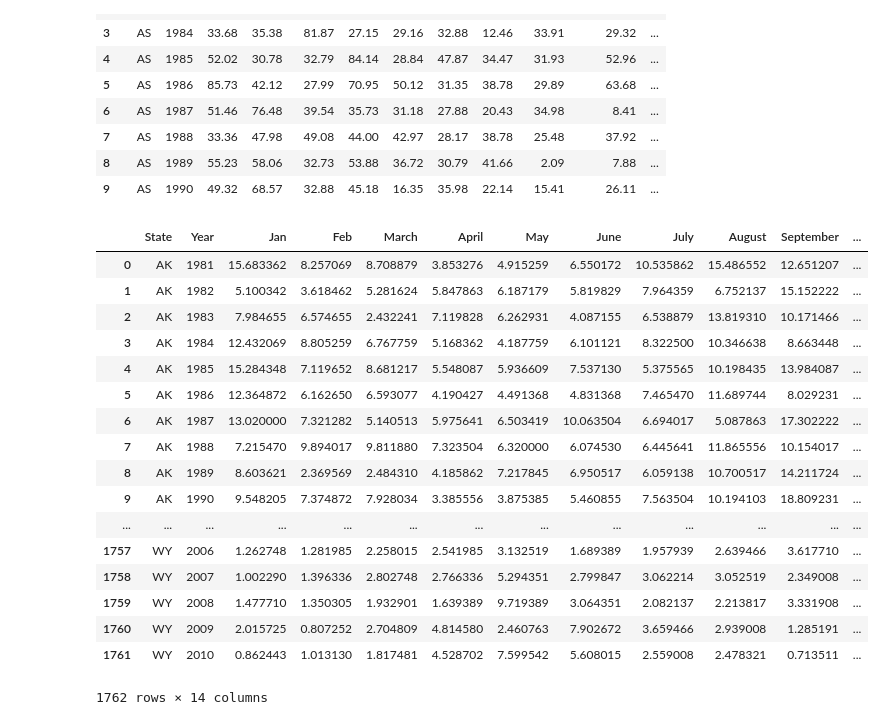
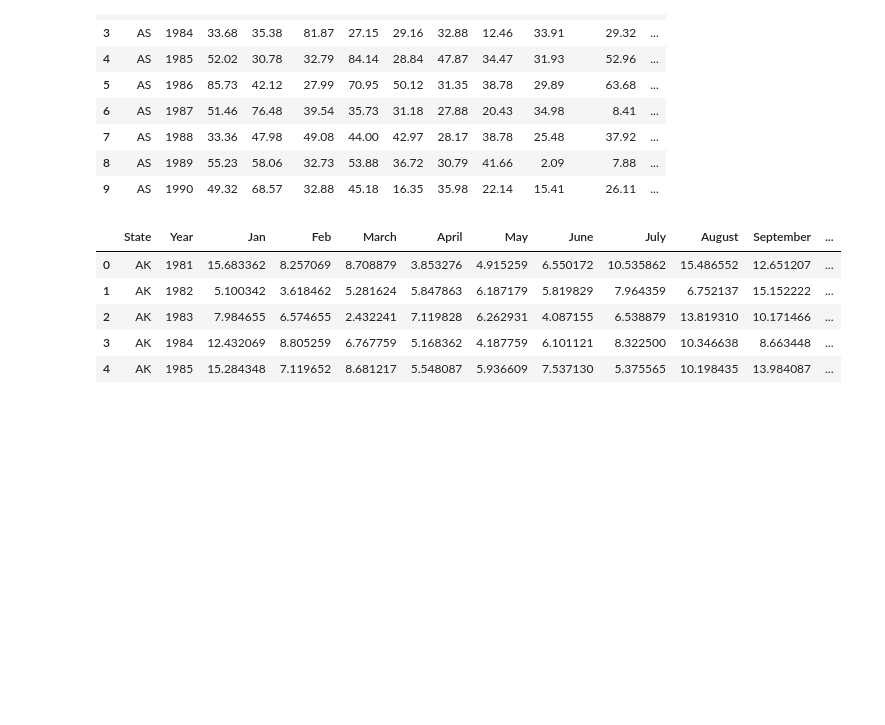
Before and after one commit to dwang953/109-Project, a Jupyter notebook: Map_Visualizations.ipynb, the cells around one changed output. Saved outputs shown, nothing was run; the diff lists cells and outputs as text; code cells hidden in the pictures; blank space fills up the shorter version.

```diff
--- a/Map_Visualizations.ipynb
+++ b/Map_Visualizations.ipynb
@@ -261,24 +260,12 @@ prec.head(10)
 # %%
 #prec_new = prec.groupby(['State','Year'])
 prec_grouped = prec.groupby(['State','Year']).mean().reset_index()
-prec_grouped
+prec_grouped.head()
 # %% [output]
 |  | State | Year | Jan | Feb | March | April | May | June | July | August | September | ... |
 | 0 | AK | 1981 | 15.683362 | 8.257069 | 8.708879 | 3.853276 | 4.915259 | 6.550172 | 10.535862 | 15.486552 | 12.651207 | ... |
 | 1 | AK | 1982 | 5.100342 | 3.618462 | 5.281624 | 5.847863 | 6.187179 | 5.819829 | 7.964359 | 6.752137 | 15.152222 | ... |
 | 2 | AK | 1983 | 7.984655 | 6.574655 | 2.432241 | 7.119828 | 6.262931 | 4.087155 | 6.538879 | 13.819310 | 10.171466 | ... |
 | 3 | AK | 1984 | 12.432069 | 8.805259 | 6.767759 | 5.168362 | 4.187759 | 6.101121 | 8.322500 | 10.346638 | 8.663448 | ... |
 | 4 | AK | 1985 | 15.284348 | 7.119652 | 8.681217 | 5.548087 | 5.936609 | 7.537130 | 5.375565 | 10.198435 | 13.984087 | ... |
-| 5 | AK | 1986 | 12.364872 | 6.162650 | 6.593077 | 4.190427 | 4.491368 | 4.831368 | 7.465470 | 11.689744 | 8.029231 | ... |
-| 6 | AK | 1987 | 13.020000 | 7.321282 | 5.140513 | 5.975641 | 6.503419 | 10.063504 | 6.694017 | 5.087863 | 17.302222 | ... |
-| 7 | AK | 1988 | 7.215470 | 9.894017 | 9.811880 | 7.323504 | 6.320000 | 6.074530 | 6.445641 | 11.865556 | 10.154017 | ... |
-| 8 | AK | 1989 | 8.603621 | 2.369569 | 2.484310 | 4.185862 | 7.217845 | 6.950517 | 6.059138 | 10.700517 | 14.211724 | ... |
-| 9 | AK | 1990 | 9.548205 | 7.374872 | 7.928034 | 3.385556 | 3.875385 | 5.460855 | 7.563504 | 10.194103 | 18.809231 | ... |
-| ... | ... | ... | ... | ... | ... | ... | ... | ... | ... | ... | ... | ... |
-| 1757 | WY | 2006 | 1.262748 | 1.281985 | 2.258015 | 2.541985 | 3.132519 | 1.689389 | 1.957939 | 2.639466 | 3.617710 | ... |
-| 1758 | WY | 2007 | 1.002290 | 1.396336 | 2.802748 | 2.766336 | 5.294351 | 2.799847 | 3.062214 | 3.052519 | 2.349008 | ... |
-| 1759 | WY | 2008 | 1.477710 | 1.350305 | 1.932901 | 1.639389 | 9.719389 | 3.064351 | 2.082137 | 2.213817 | 3.331908 | ... |
-| 1760 | WY | 2009 | 2.015725 | 0.807252 | 2.704809 | 4.814580 | 2.460763 | 7.902672 | 3.659466 | 2.939008 | 1.285191 | ... |
-| 1761 | WY | 2010 | 0.862443 | 1.013130 | 1.817481 | 4.528702 | 7.599542 | 5.608015 | 2.559008 | 2.478321 | 0.713511 | ... |
-1762 rows × 14 columns
 # %%
```
Also changed, not shown: parts of 12 cells of this notebook, 1 other file.
